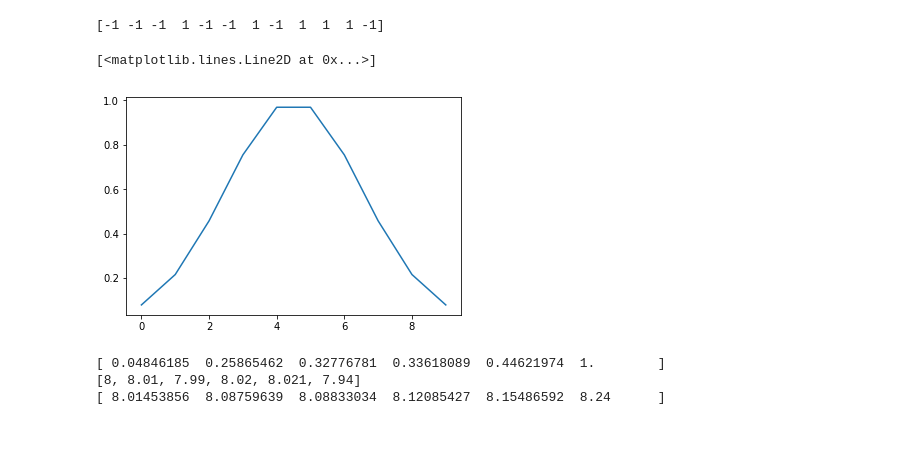
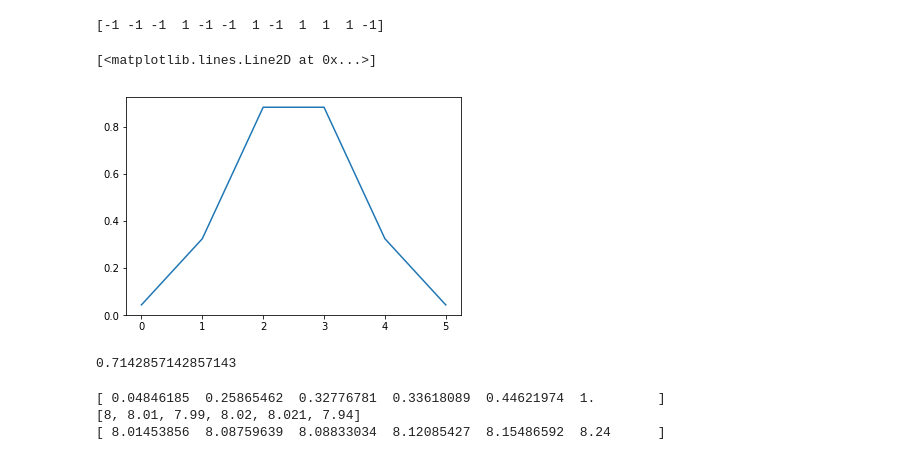
Before and after one commit to Farseer-NMR/FarSeer-NMR, a Jupyter notebook: artificial_dataset/Untitled.ipynb, the cells around one changed output. Saved outputs shown, nothing was run; the diff lists cells and outputs as text; code cells hidden in the pictures.

Commit message:
arfiset - trying signal

```diff
--- a/artificial_dataset/Untitled.ipynb
+++ b/artificial_dataset/Untitled.ipynb
@@ -10,8 +10,8 @@ print(a)
 # %% [output]
 [-1 -1 -1  1 -1 -1  1 -1  1  1  1 -1]
 # %%
-window = signal.gaussian(10, std=2)
+window = signal.gaussian(6, std=1)
 plt.plot(window)
 # %% [output]
 [<matplotlib.lines.Line2D at 0x...>]
-[figure, old version]
+[figure, new version]
@@ -20,3 +18,7 @@ z = np.array([5,5,5,5,5,5])
+# %%
+10/14
+# %% [output]
+0.7142857142857143
 # %%
 a = lambda x: np.random.exponential(.5, size=len(x))
 b = (a(z) + a(z) + a(z) + a(z) + a(z) + a(z)) / 6
```
Also changed, not shown: parts of 1 cell of this notebook, 54 other files.
